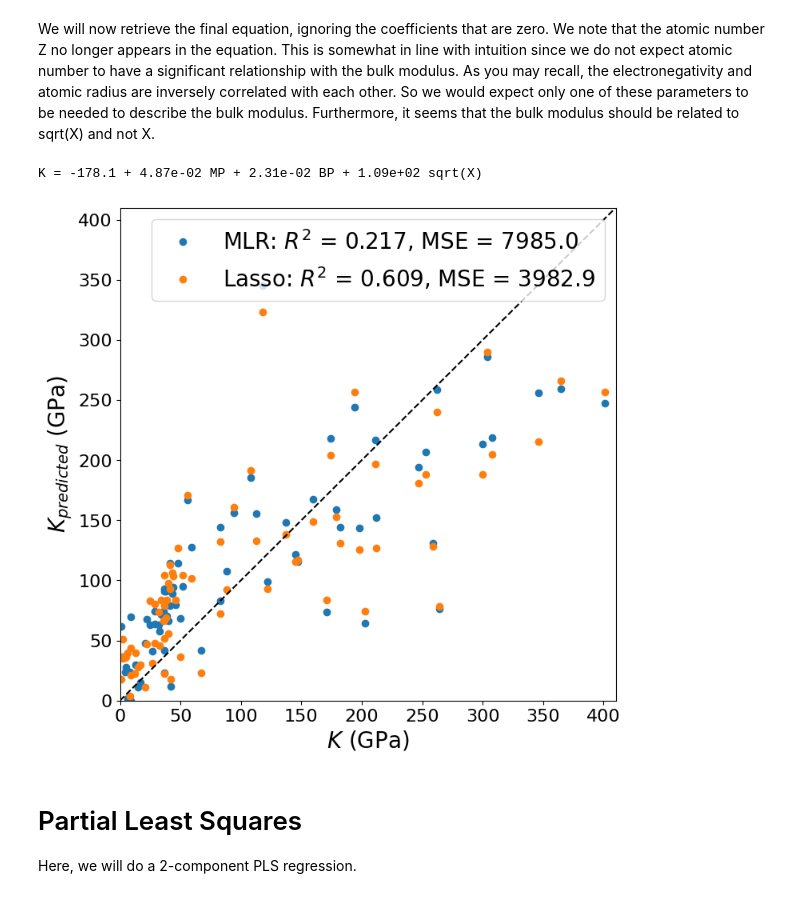
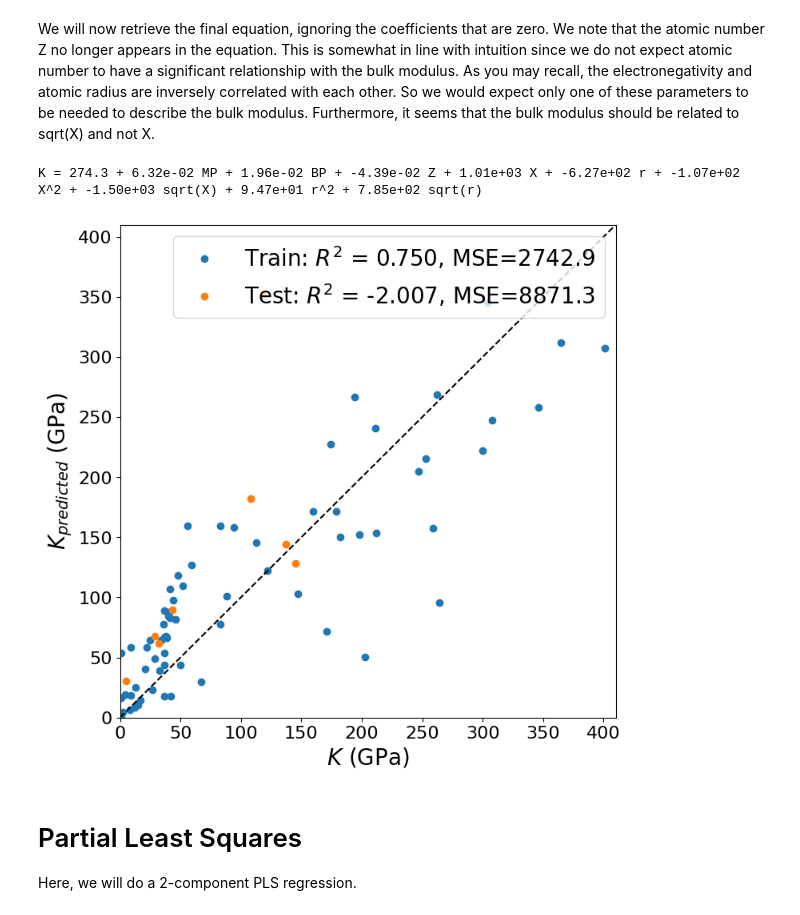
Before and after one commit to materialsvirtuallab/nano281, a Jupyter notebook: lectures/notebooks/Lecture 03 - Linear methods.ipynb, the cells around one changed output. Saved outputs shown, nothing was run; the diff lists cells and outputs as text; code cells hidden in the pictures.

```diff
--- a/lectures/notebooks/Lecture 03 - Linear methods.ipynb
+++ b/lectures/notebooks/Lecture 03 - Linear methods.ipynb
@@ -334,7 +368,7 @@ plt.ylim([-100, 100]);
 Using the best alpha, we will now regenerate the final relationship. Note that we have to rescale the intercepts and coefficients back to the unnormalized inputs (multiply all coefficients by the respective standard deviations of the inputs, and shift all means).
 # %%
 reg = linear_model.Ridge(alpha=best_alpha, max_iter=10000)
-reg.fit(z, y)
+reg.fit(z_train, y_train)
 
 real_coef = reg.coef_ / stds_  # convert back to unnormalized inputs
 real_interp = reg.intercept_ - means_.dot(real_coef)  # convert back to unnormalized inputs
@@ -371,20 +408,18 @@ plt.plot([0, 410], [0, 410], "k--");
 
 Here, we will perform a LASSO regression using the same process as the ridge regression.
 # %%
-alphas = np.logspace(-2, 1.2, 20)
+alphas = np.logspace(-2, -1, 50)
 cv_results = []
 coeffs = []
 for alpha in alphas:
     lasso = linear_model.Lasso(alpha=alpha, max_iter=100000)
-    lasso.fit(z, y)
-    scores = cross_validate(lasso, z, y, cv=kfold, scoring="neg_mean_squared_error")
+    lasso.fit(z_train, y_train)
+    scores = cross_validate(lasso, z_train, y_train, cv=kfold, scoring="neg_mean_squared_error")
     cv_results.append([alpha, -np.mean(scores["test_score"]), *list(lasso.coef_)])
 
 cv_results = pd.DataFrame(cv_results, columns=["alpha", "score", *features])
 f, ax = plt.subplots(figsize=(12, 8))
 plt.plot(cv_results["alpha"], cv_results["score"], "-x")
-plt.xlim([1e-2, 10**1.2])
-plt.ylim((3500, 7000))
 plt.xscale("log")
 plt.xlabel(r"$\alpha$")
 plt.ylabel("MSE")
@@ -414,34 +449,37 @@ plt.xlim([1e-2, 10**1.2]);
 # %% [markdown]
 We will now retrieve the final equation, ignoring the coefficients that are zero. We note that the atomic number Z no longer appears in the equation. This is somewhat in line with intuition since we do not expect atomic number to have a significant relationship with the bulk modulus. As you may recall, the electronegativity and atomic radius are inversely correlated with each other. So we would expect only one of these parameters to be needed to describe the bulk modulus. Furthermore, it seems that the bulk modulus should be related to sqrt(X) and not X.
 # %%
-reg = linear_model.Lasso(alpha=best_alpha, max_iter=10000)
-reg.fit(z, y)
-
+reg = linear_model.Lasso(alpha=best_alpha, max_iter=100000)
+reg.fit(z_train, y_train)
 real_coef = reg.coef_ / stds_  # convert back to unnormalized inputs
 real_interp = reg.intercept_ - means_.dot(real_coef)  # convert back to unnormalized inputs
 
 equation = [f"{v:.2e} {f}" for v, f in zip(real_coef, features, strict=False) if abs(v) > 1e-4]
 print("K = {:.1f} + {}".format(real_interp, " + ".join(equation)))
 # %% [output]
-K = -178.1 + 4.87e-02 MP + 2.31e-02 BP + 1.09e+02 sqrt(X)
+K = 274.3 + 6.32e-02 MP + 1.96e-02 BP + -4.39e-02 Z + 1.01e+03 X + -6.27e+02 r + -1.07e+02 X^2 + -1.50e+03 sqrt(X) + 9.47e+01 r^2 + 7.85e+02 sqrt(r)
 # %%
-lasso = linear_model.Lasso(alpha=best_alpha, max_iter=10000)
-yhat_lasso = cross_val_predict(lasso, z, y, cv=kfold)
-r2_lasso = r2_score(y, yhat_lasso)
-mse_lasso = mean_squared_error(y, yhat_lasso)
-label_lasso = f"Lasso: $R^2$ = {r2_lasso:.3f}, MSE = {mse_lasso:.1f}"
+lasso = linear_model.Lasso(alpha=best_alpha, max_iter=100000)
+lasso.fit(z_train, y_train)
+yhat_train = lasso.predict(z_train)
+yhat_test = lasso.predict(z_test)
 
+r2_train = lasso.score(z_train, y_train)
+r2_test = lasso.score(z_test, y_test)
+
+mse_train = mean_squared_error(yhat_train, y_train)
+mse_test = mean_squared_error(yhat_test, y_test)
 f, ax = plt.subplots(figsize=(8, 8))
-plt.plot(y, yhat_mlr, "o", label=label_mlr)
-plt.plot(y, yhat_lasso, "o", label=label_lasso)
-l = plt.ylabel("$K_{predicted}$ (GPa)")
-l = plt.xlabel("$K$ (GPa)")
+plt.plot(y_train, yhat_train, "o", label=f"Train: $R^2$ = {r2_train:.3f}, MSE={mse_train:.1f}")
+plt.plot(y_test, yhat_test, "o", label=f"Test: $R^2$ = {r2_test:.3f}, MSE={mse_test:.1f}")
+plt.ylabel(r"$K_{predicted}$ (GPa)")
+plt.xlabel(r"$K$ (GPa)")
 plt.legend()
 plt.xlim([0, 410])
 plt.ylim([0, 410])
 plt.plot([0, 410], [0, 410], "k--");
 # %% [output]
-[figure, old version]
+[figure, new version]
 # %% [markdown]
 # Partial Least Squares
 
```
Also changed, not shown: parts of 13 cells of this notebook, 2 other files.
